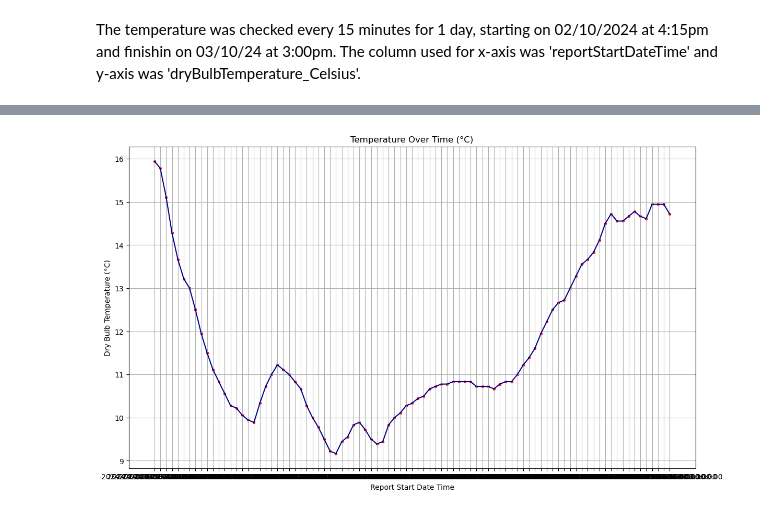
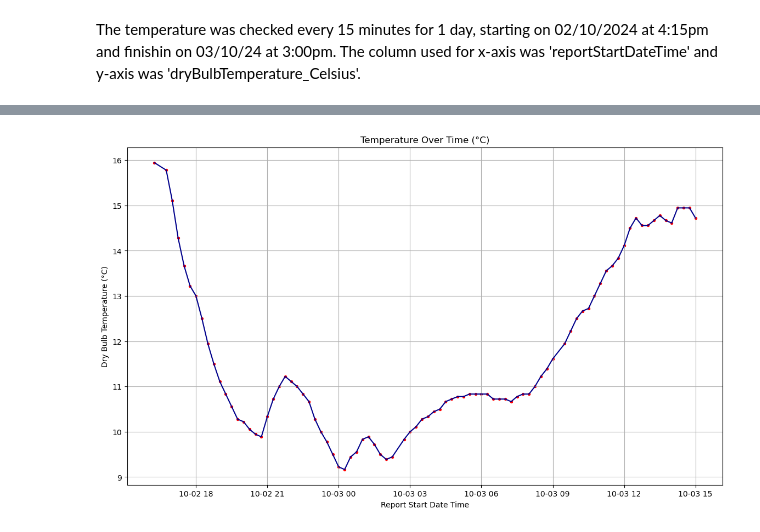
Before and after one commit to RodrigoDMU/programming-for-data-analytics, a Jupyter notebook: assignments/assignment2-weather.ipynb, the cells around one changed output, grey strips where cells are left out. Saved outputs shown, nothing was run; the diff lists cells and outputs as text; code cells hidden in the pictures.

```diff
--- a/assignments/assignment2-weather.ipynb
+++ b/assignments/assignment2-weather.ipynb
@@ -41,22 +60,22 @@ The column used  for x-axis was 'reportStartDateTime' and y-axis was 'dryBulbTem
 # %%
-x = df['reportStartDateTime']
+x = pd.to_datetime(df['reportStartDateTime']) # Convert argument to datetime.
 y = df ['dryBulbTemperature_Celsius']
 
 # Add figure size.
 plt.figure(figsize = (14,8))
 
 # Create a new figure and set of axes
 plt.scatter(x, y, s = 8, color='red')
 plt.plot(x, y, color='darkblue')
 
 # Add grid
 plt.grid(True)
 
 # Add plot labels and title.
 plt.title('Temperature Over Time (°C)')
 plt.xlabel('Report Start Date Time')
 plt.ylabel('Dry Bulb Temperature (°C)')
 
 plt.show()
 # %% [output]
-[figure, old version]
+[figure, new version]
```
Also changed, not shown: parts of 2 cells of this notebook, 2 other files.
